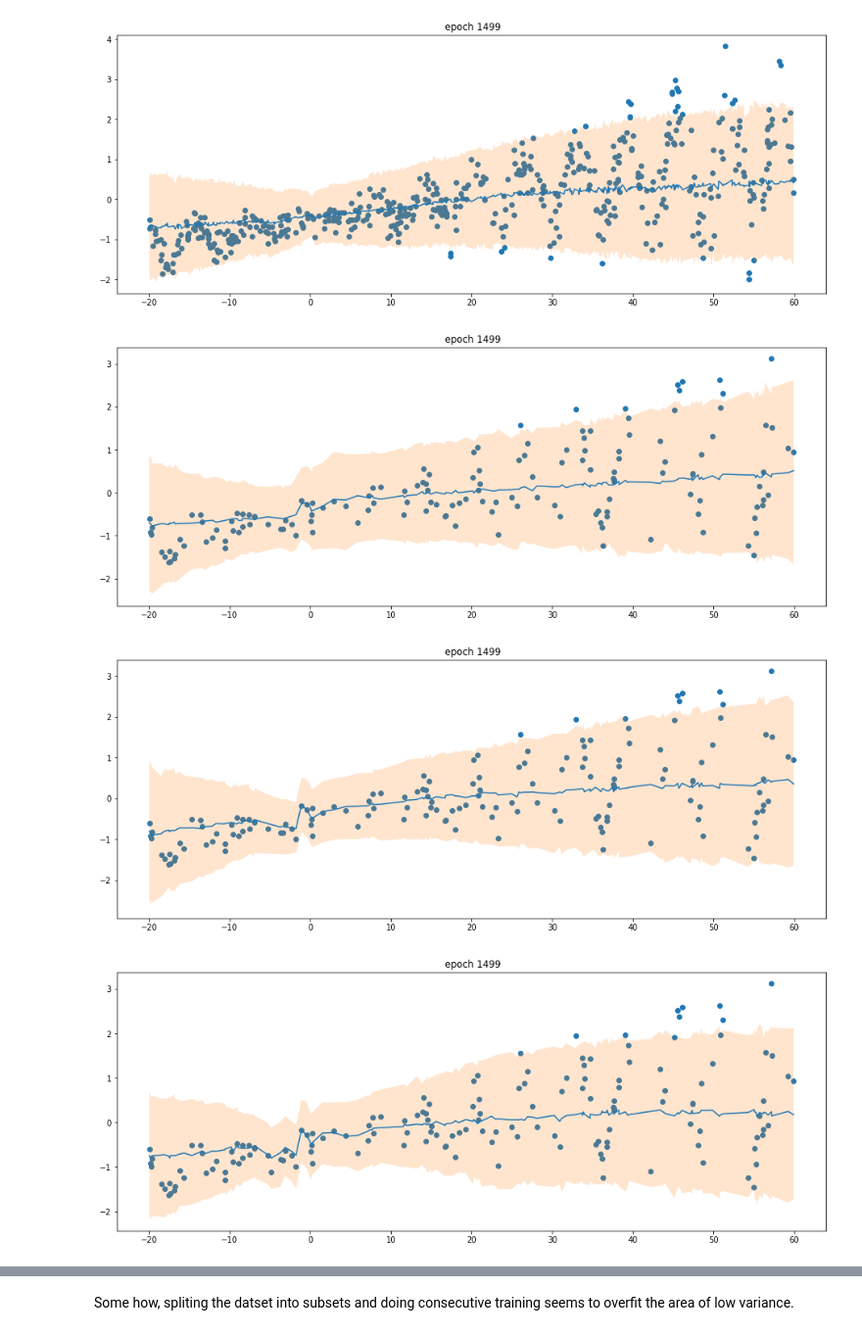
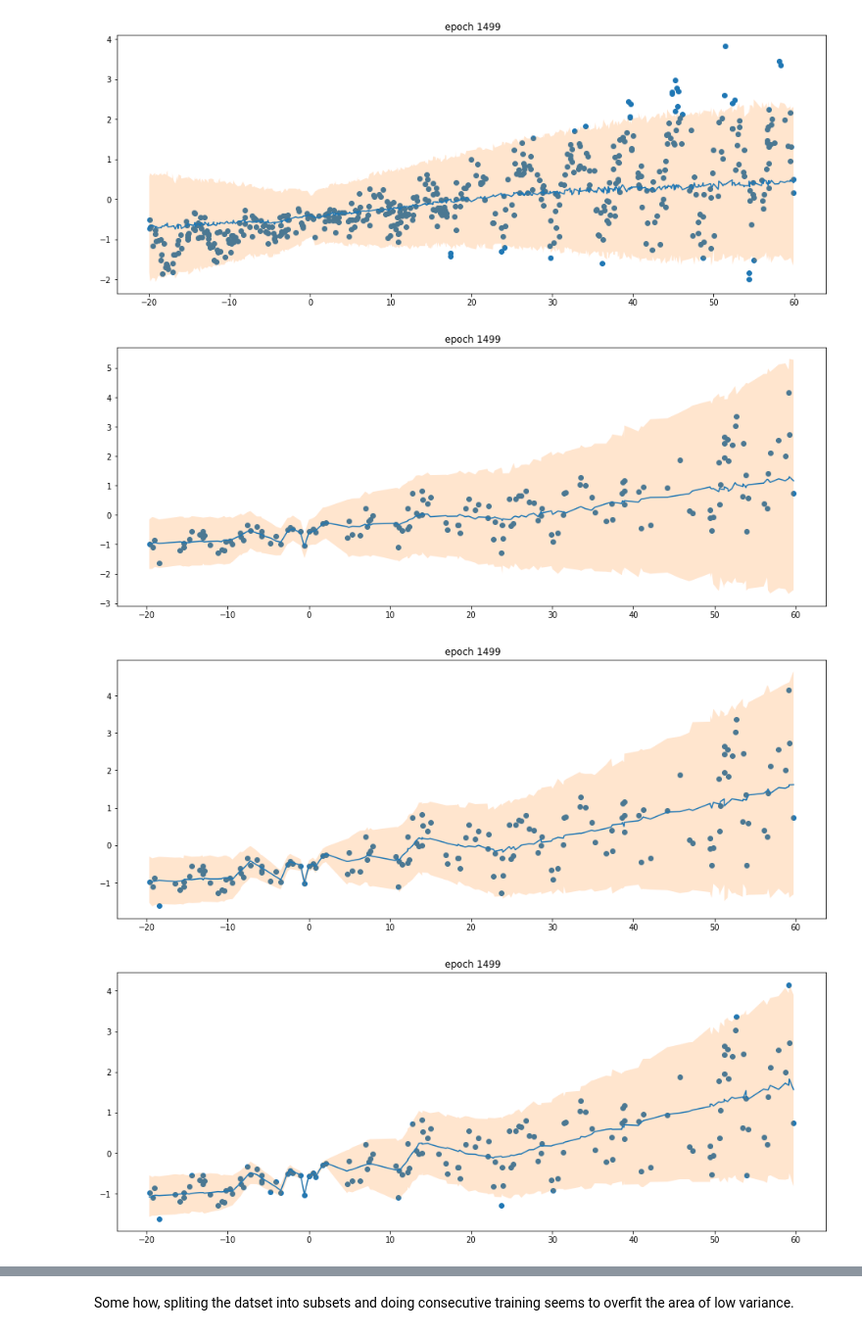
Before and after one commit to rstager/ARoboCar, a Jupyter notebook: VariationalInference.ipynb, the cells around one changed output, grey strips where cells are left out. Shown: that part at 98% size. Cells and saved outputs as stored; diff of their text form; code cells hidden in the pictures.

Commit message:
Added prior argument to train to test sequential training.

```diff
--- a/VariationalInference.ipynb
+++ b/VariationalInference.ipynb
@@ -84,16 +85,16 @@ class VI(nn.Module):
         log_var = self.q_log_var(x)
         return self.reparameterize(mu, log_var), mu, log_var
 # %%
-def ll_gaussian(y, mu, log_var):
+def ll_gaussian(mu, log_var, y):
     sigma = torch.exp(0.5 * log_var)
     return -0.5 * torch.log(2 * np.pi * sigma**2) - (1 / (2 * sigma**2))* (y-mu)**2
 # %%
-def elbo(y_pred, y, mu, log_var):
+def elbo(y_pred, y, mu, log_var,prior_mu,prior_var):
     # likelihood of observing y given Variational mu and sigma
     likelihood = ll_gaussian(y, mu, log_var)
 
     # prior probability of y_pred
-    log_prior = ll_gaussian(y_pred, 0, torch.log(torch.tensor(1.)))
+    log_prior = ll_gaussian(y_pred ,prior_mu,prior_var)
 
     # variational probability of y_pred
     log_p_q = ll_gaussian(y_pred, mu, log_var)
@@ -101,17 +102,23 @@ def elbo(y_pred, y, mu, log_var):
     # by taking the mean we approximate the expectation
     return (likelihood + log_prior - log_p_q).mean()
 
-def det_loss(y_pred, y, mu, log_var):
-    return -elbo(y_pred, y, mu, log_var)
+def det_loss(y_pred, y, mu, log_var,prior_mu,prior_var):
+    return -elbo(y_pred, y, mu, log_var,prior_mu,prior_var)
 # %%
-def train(m,x,y,epochs=1500,plot_every=None,plot_end=True,title=""):
+def train(m,x,y,epochs=1500,plot_every=None,plot_end=True,title="",
+          prior=(torch.tensor(0), torch.tensor(0))):
   X = torch.tensor(x, dtype=torch.float)
   Y = torch.tensor(y, dtype=torch.float)
   optim = torch.optim.Adam(m.parameters(), lr=0.005)
+  model_prior=copy.deepcopy(m)
   for epoch in range(epochs):
       optim.zero_grad()
       y_pred, mu, log_var = m(X)
-      loss = det_loss(y_pred, Y, mu, log_var)
+      if prior is True:
+        _, prior_mu, prior_var = model_prior(X)
+      else:
+         prior_mu, prior_var = prior
+      loss = det_loss(y_pred, Y, mu, log_var, prior_mu, prior_var)
       loss.backward()
       optim.step()
       if (plot_every is not None and epoch % 100 == 0) or (plot_end and epoch == epochs -1):
@@ -142,16 +149,16 @@ train(m,x,y)
 # %%
 #try consecutive trainings on a split dataset
 ndatasets=5
 npoints=750
 
 m = VI()
 pointsPerDataset=int(npoints/ndatasets)
 y,x = load_dataset(n=npoints,n_tst=npoints) #get the full dataset
 idxs=np.random.permutation(npoints) # determine random selection from the dataset
 for dataset in range(ndatasets):
   pts=np.sort(idxs[:dataset+1*pointsPerDataset]) # get first sorted subset of points
-  train(m,x[pts],y[pts])
+  train(m,x[pts],y[pts],prior=True)
 # %% [output]
-[figure, old version]
+[figure, new version]
-[figure, old version]
+[figure, new version]
-[figure, old version]
+[figure, new version]
```
Also changed, not shown: parts of 4 cells of this notebook.
